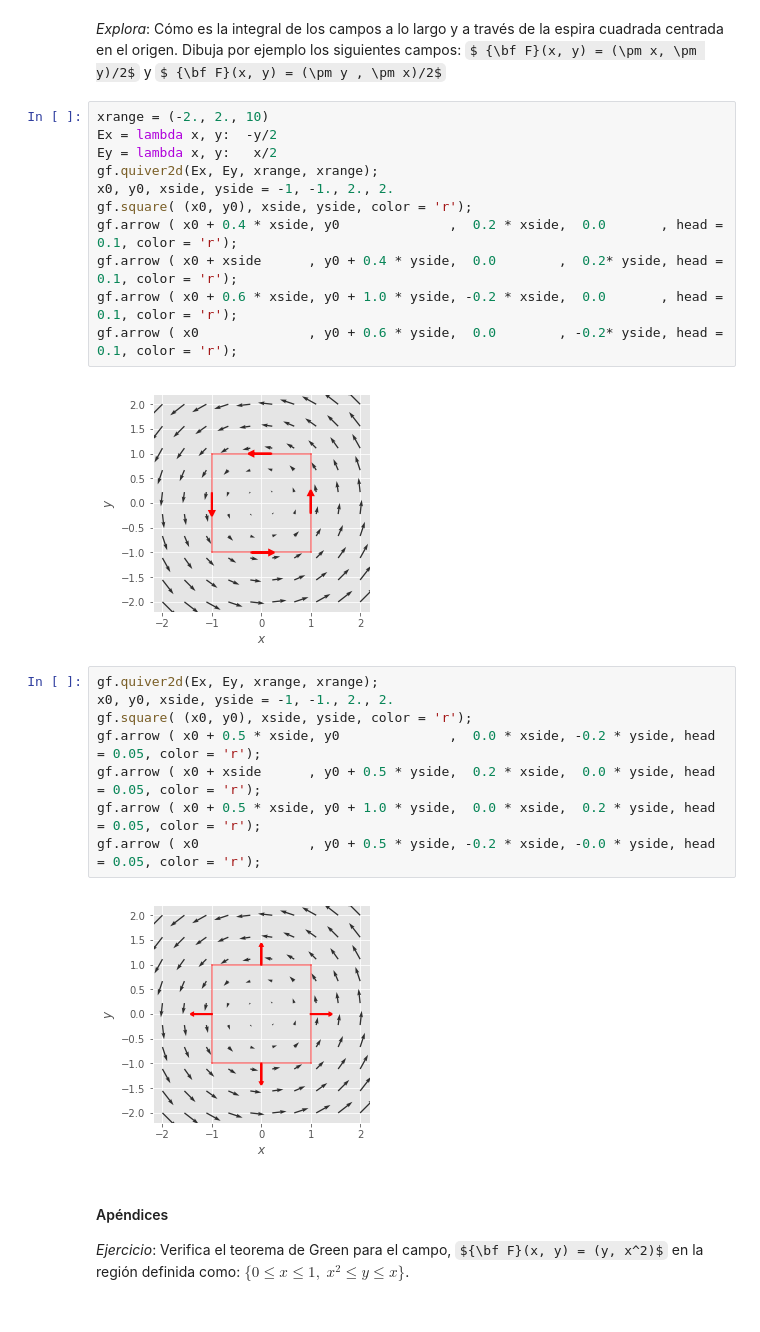
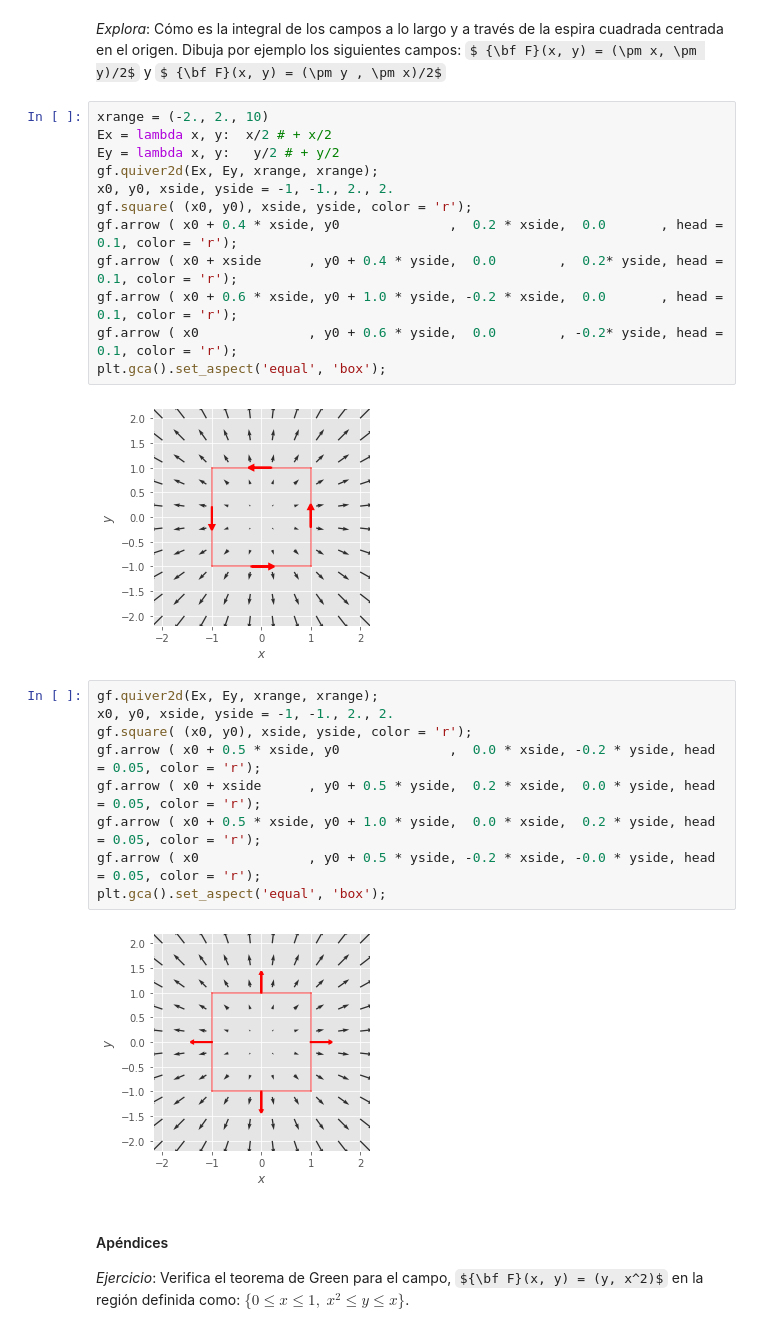
Before and after one commit to jahernando/USC-MMIII, a Jupyter notebook: tcalvec_green.ipynb, the cells around one changed output. Cells and saved outputs as stored; diff of their text form; some formulas as TeX source.

```diff
--- a/tcalvec_green.ipynb
+++ b/tcalvec_green.ipynb
@@ -349,17 +380,18 @@ que se denomina **teorema de la divergencia**.
 *Explora*: Cómo es la integral de los campos a lo largo y a través de la espira cuadrada centrada en el origen. Dibuja por ejemplo los siguientes campos: $ {\bf F}(x, y) = (\pm x, \pm y)/2$ y $ {\bf F}(x, y) = (\pm y , \pm x)/2$
 # %%
 xrange = (-2., 2., 10)
-Ex = lambda x, y:  -y/2
-Ey = lambda x, y:   x/2
+Ex = lambda x, y:  x/2 # + x/2
+Ey = lambda x, y:   y/2 # + y/2
 gf.quiver2d(Ex, Ey, xrange, xrange);
 x0, y0, xside, yside = -1, -1., 2., 2.
 gf.square( (x0, y0), xside, yside, color = 'r');
 gf.arrow ( x0 + 0.4 * xside, y0              ,  0.2 * xside,  0.0       , head = 0.1, color = 'r');
 gf.arrow ( x0 + xside      , y0 + 0.4 * yside,  0.0        ,  0.2* yside, head = 0.1, color = 'r');
 gf.arrow ( x0 + 0.6 * xside, y0 + 1.0 * yside, -0.2 * xside,  0.0       , head = 0.1, color = 'r');
 gf.arrow ( x0              , y0 + 0.6 * yside,  0.0        , -0.2* yside, head = 0.1, color = 'r');
+plt.gca().set_aspect('equal', 'box');
 # %% [output]
-[figure, old version]
+[figure, new version]
 # %%
 gf.quiver2d(Ex, Ey, xrange, xrange);
 x0, y0, xside, yside = -1, -1., 2., 2.
@@ -368,8 +400,9 @@ gf.arrow ( x0 + 0.5 * xside, y0              ,  0.0 * xside, -0.2 * yside, head
 gf.arrow ( x0 + xside      , y0 + 0.5 * yside,  0.2 * xside,  0.0 * yside, head = 0.05, color = 'r');
 gf.arrow ( x0 + 0.5 * xside, y0 + 1.0 * yside,  0.0 * xside,  0.2 * yside, head = 0.05, color = 'r');
 gf.arrow ( x0              , y0 + 0.5 * yside, -0.2 * xside, -0.0 * yside, head = 0.05, color = 'r');
+plt.gca().set_aspect('equal', 'box');
 # %% [output]
-[figure, old version]
+[figure, new version]
 # %% [markdown]
 #### Apéndices
 
```
Also changed, not shown: parts of 8 cells of this notebook, 1 other file.
